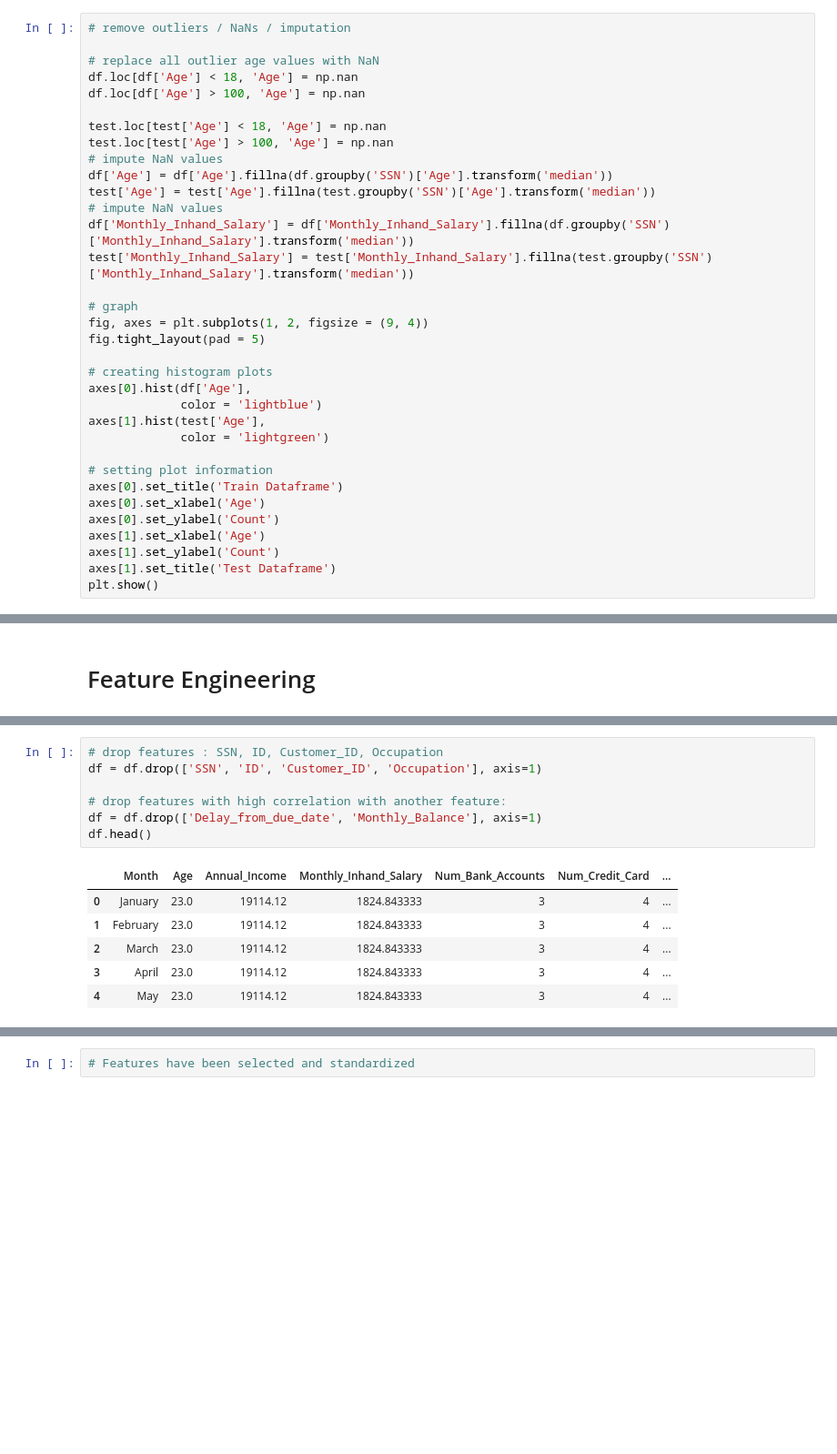
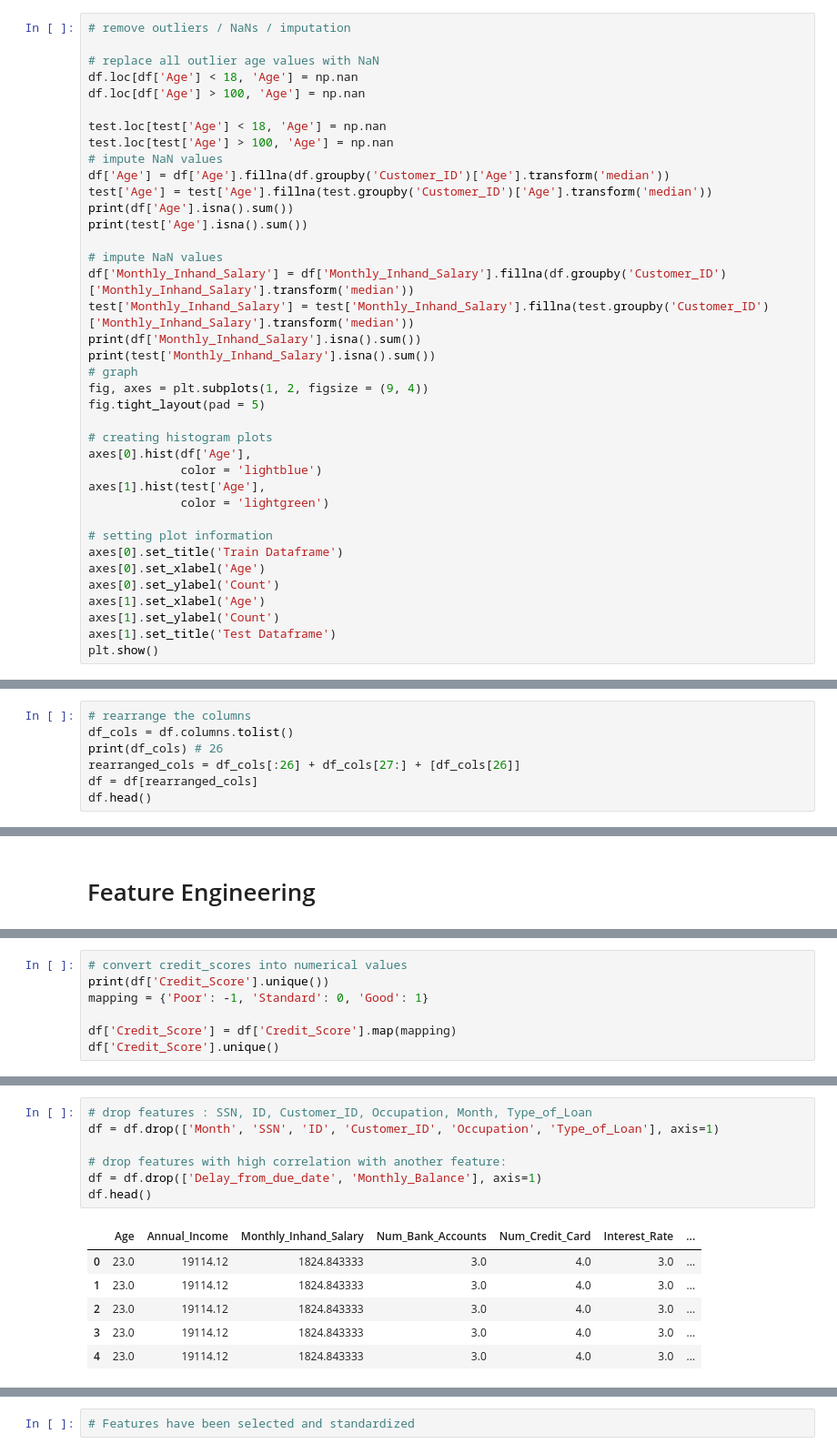
Before and after one commit to tmooretcm/creditscorepredictor, a Jupyter notebook: credit_score_predictor.ipynb, the cells around one changed output, grey strips where cells are left out. Shown at 91% size. Cells and saved outputs as stored; diff of their text form; blank space fills up the shorter version.

```diff
--- a/credit_score_predictor.ipynb
+++ b/credit_score_predictor.ipynb
@@ -737,12 +755,16 @@ df.loc[df['Age'] > 100, 'Age'] = np.nan
 test.loc[test['Age'] < 18, 'Age'] = np.nan
 test.loc[test['Age'] > 100, 'Age'] = np.nan
 # impute NaN values
-df['Age'] = df['Age'].fillna(df.groupby('SSN')['Age'].transform('median'))
-test['Age'] = test['Age'].fillna(test.groupby('SSN')['Age'].transform('median'))
+df['Age'] = df['Age'].fillna(df.groupby('Customer_ID')['Age'].transform('median'))
+test['Age'] = test['Age'].fillna(test.groupby('Customer_ID')['Age'].transform('median'))
+print(df['Age'].isna().sum())
+print(test['Age'].isna().sum())
+
 # impute NaN values
-df['Monthly_Inhand_Salary'] = df['Monthly_Inhand_Salary'].fillna(df.groupby('SSN')['Monthly_Inhand_Salary'].transform('median'))
-test['Monthly_Inhand_Salary'] = test['Monthly_Inhand_Salary'].fillna(test.groupby('SSN')['Monthly_Inhand_Salary'].transform('median'))
-
+df['Monthly_Inhand_Salary'] = df['Monthly_Inhand_Salary'].fillna(df.groupby('Customer_ID')['Monthly_Inhand_Salary'].transform('median'))
+test['Monthly_Inhand_Salary'] = test['Monthly_Inhand_Salary'].fillna(test.groupby('Customer_ID')['Monthly_Inhand_Salary'].transform('median'))
+print(df['Monthly_Inhand_Salary'].isna().sum())
+print(test['Monthly_Inhand_Salary'].isna().sum())
 # graph
 fig, axes = plt.subplots(1, 2, figsize = (9, 4))
 fig.tight_layout(pad = 5)
@@ -1166,0 +1236,7 @@ One final feature we should clean up here is Credit_History_Age. Because the dat
+# %%
+# rearrange the columns
+df_cols = df.columns.tolist()
+print(df_cols) # 26
+rearranged_cols = df_cols[:26] + df_cols[27:] + [df_cols[26]]
+df = df[rearranged_cols]
+df.head()
@@ -1170,0 +1254,7 @@ One final feature we should clean up here is Credit_History_Age. Because the dat
+# %%
+# convert credit_scores into numerical values
+print(df['Credit_Score'].unique())
+mapping = {'Poor': -1, 'Standard': 0, 'Good': 1}
+
+df['Credit_Score'] = df['Credit_Score'].map(mapping)
+df['Credit_Score'].unique()
@@ -1171,14 +1264,14 @@ One final feature we should clean up here is Credit_History_Age. Because the dat
 # %%
-# drop features : SSN, ID, Customer_ID, Occupation
-df = df.drop(['SSN', 'ID', 'Customer_ID', 'Occupation'], axis=1)
+# drop features : SSN, ID, Customer_ID, Occupation, Month, Type_of_Loan
+df = df.drop(['Month', 'SSN', 'ID', 'Customer_ID', 'Occupation', 'Type_of_Loan'], axis=1)
 
 # drop features with high correlation with another feature:
 df = df.drop(['Delay_from_due_date', 'Monthly_Balance'], axis=1)
 df.head()
 # %% [output]
-|  | Month | Age | Annual_Income | Monthly_Inhand_Salary | Num_Bank_Accounts | Num_Credit_Card | ... |
-| 0 | January | 23.0 | 19114.12 | 1824.843333 | 3 | 4 | ... |
-| 1 | February | 23.0 | 19114.12 | 1824.843333 | 3 | 4 | ... |
-| 2 | March | 23.0 | 19114.12 | 1824.843333 | 3 | 4 | ... |
-| 3 | April | 23.0 | 19114.12 | 1824.843333 | 3 | 4 | ... |
-| 4 | May | 23.0 | 19114.12 | 1824.843333 | 3 | 4 | ... |
+|  | Age | Annual_Income | Monthly_Inhand_Salary | Num_Bank_Accounts | Num_Credit_Card | Interest_Rate | ... |
+| 0 | 23.0 | 19114.12 | 1824.843333 | 3.0 | 4.0 | 3.0 | ... |
+| 1 | 23.0 | 19114.12 | 1824.843333 | 3.0 | 4.0 | 3.0 | ... |
+| 2 | 23.0 | 19114.12 | 1824.843333 | 3.0 | 4.0 | 3.0 | ... |
+| 3 | 23.0 | 19114.12 | 1824.843333 | 3.0 | 4.0 | 3.0 | ... |
+| 4 | 23.0 | 19114.12 | 1824.843333 | 3.0 | 4.0 | 3.0 | ... |
```
Also changed, not shown: parts of 24 cells of this notebook.
